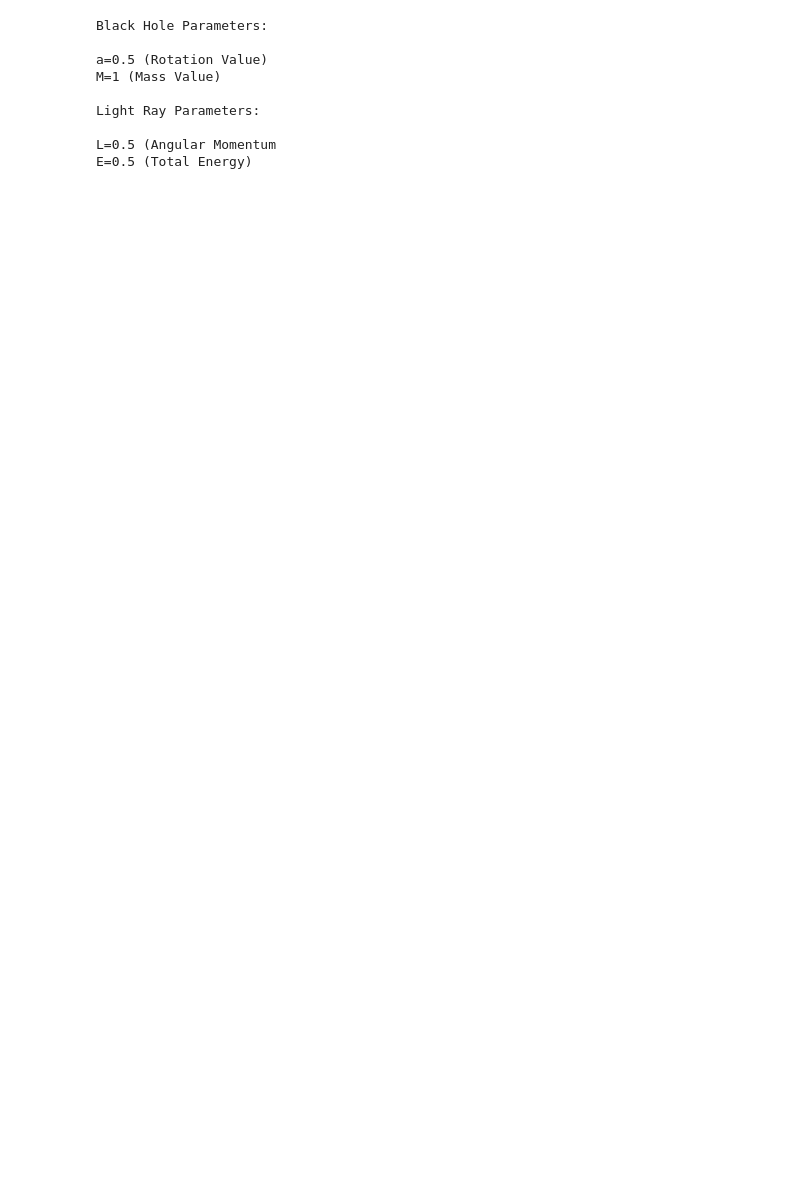
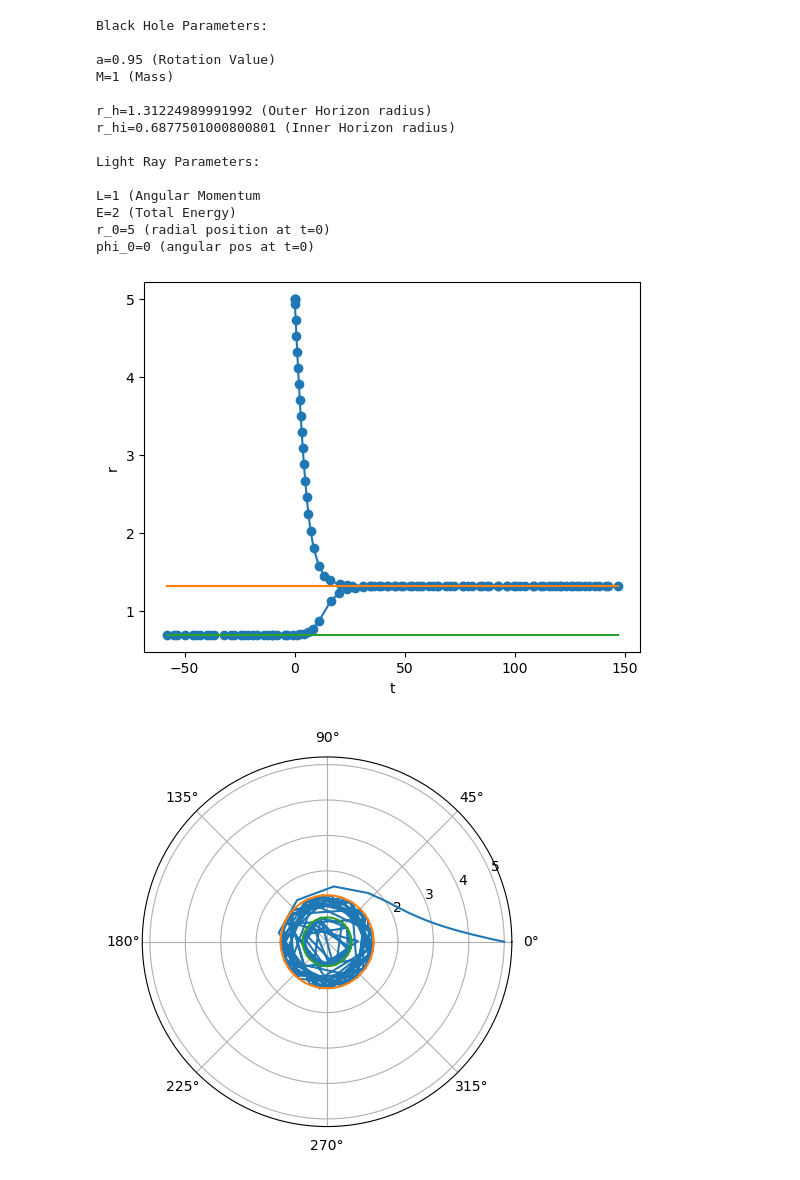
Before and after one commit to LordofDorknes/KerrSim, a Jupyter notebook: KerrLight.ipynb, the cells around one changed output. Drawn from its saved outputs; the diff is of its cells as text; code cells hidden in the pictures; blank space fills up the shorter version.

```diff
--- a/KerrLight.ipynb
+++ b/KerrLight.ipynb
@@ -1,20 +1,31 @@
 # %%
 import textwrap as tw
+import numpy as np
 #black hole params
-a=0.5 #BH spin param
+a=0.95 #BH spin param
 M=1 #BH mass param
 s=2*M #BH schwartzchild radius
+r_h=(s+np.sqrt(s**2-4*a**2))/2
+r_hi=(s-np.sqrt(s**2-4*a**2))/2
+
 #test light params
-L=0.5 #light angular momentum
-E=0.5 #light total energy
+L=1 #light angular momentum
+E=2#light total energy
+r_0=5 #initial radial pos
+phi_0=0 #initial angular pos
 
 mdlSummary=tw.dedent(f"""
 Black Hole Parameters:\n
 a={a} (Rotation Value)
 M={M} (Mass)\n
+r_h={r_h} (Outer Horizon radius)
+r_hi={r_hi} (Inner Horizon radius)
+
 Light Ray Parameters:\n
 L={L} (Angular Momentum
-E={E} (Total Energy)\n""")
+E={E} (Total Energy)
+r_0={r_0} (radial position at t=0)
+phi_0={phi_0} (angular pos at t=0)\n""")
 print(mdlSummary)
 
 #define functions we will need
@@ -32,10 +43,15 @@ def R(r):
 # %% [output]
 Black Hole Parameters:
 
-a=0.5 (Rotation Value)
-M=1 (Mass Value)
+a=0.95 (Rotation Value)
+M=1 (Mass)
+
+r_h=1.31224989991992 (Outer Horizon radius)
+r_hi=0.6877501000800801 (Inner Horizon radius)
 
 Light Ray Parameters:
 
-L=0.5 (Angular Momentum
-E=0.5 (Total Energy)
+L=1 (Angular Momentum
+E=2 (Total Energy)
+r_0=5 (radial position at t=0)
+phi_0=0 (angular pos at t=0)
@@ -41,0 +81,48 @@ E=0.5 (Total Energy)
+# %%
+step_max=1000
+x=np.zeros((step_max,3))
+x[0,:]=y0
+reachedstep=0
+
+for lambstep in range(1,step_max):
+    try:
+        RK.step()
+        x[lambstep,:]=RK.y
+        reachedstep=lambstep
+    except RuntimeError:
+        break
+
+x_trunc=x[0:reachedstep,:] #x without the trailing zero rows
+# %%
+tmin=np.min(x_trunc[:,0])
+tmax=np.max(x_trunc[:,0])
+
+plt.plot(x_trunc[:,0],x_trunc[:,2],'-o')
+plt.plot([tmin, tmax],[r_h,r_h])
+plt.plot([tmin, tmax],[r_hi,r_hi])
+plt.xlabel("t")
+plt.ylabel("r")
+
+
+#polar plot
+fig2, ax2 = plt.subplots(subplot_kw={'projection':'polar'})
+
+#setup horizon plotting
+numpts=300
+th_hor=np.linspace(0,2*np.pi,num=numpts)
+ones_arr=np.ones((numpts))
+rh_arr=ones_arr*r_h
+rhi_arr=ones_arr*r_hi
+#plot trajecory
+ax2.plot(x_trunc[:,1],x_trunc[:,2])
+#plot horizon
+ax2.plot(th_hor,rh_arr)
+ax2.plot(th_hor,rhi_arr)
+
+plt.figure()
+plt.semilogy(x_trunc[:,0],x_trunc[:,2]-r_h,'-o')
+plt.xlabel("t")
+plt.ylabel("log(r-r_h)");
+# %% [output]
+[figure, added]
+[figure, added]
```
Also changed, not shown: parts of 2 cells of this notebook.
